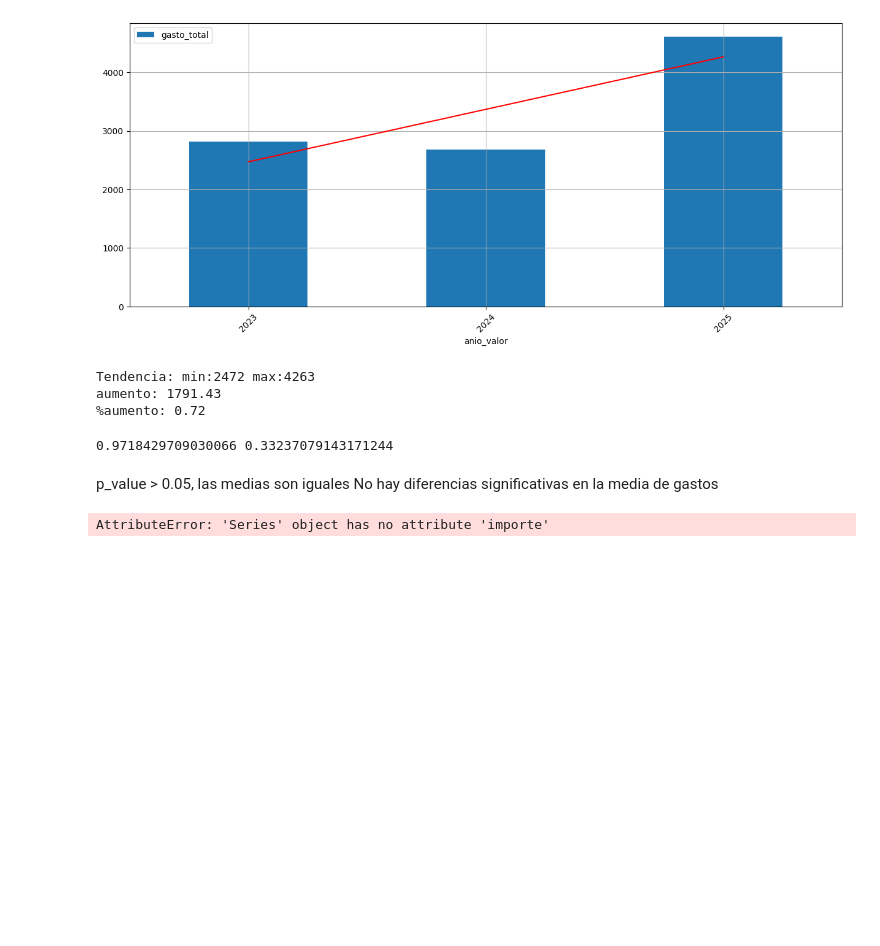
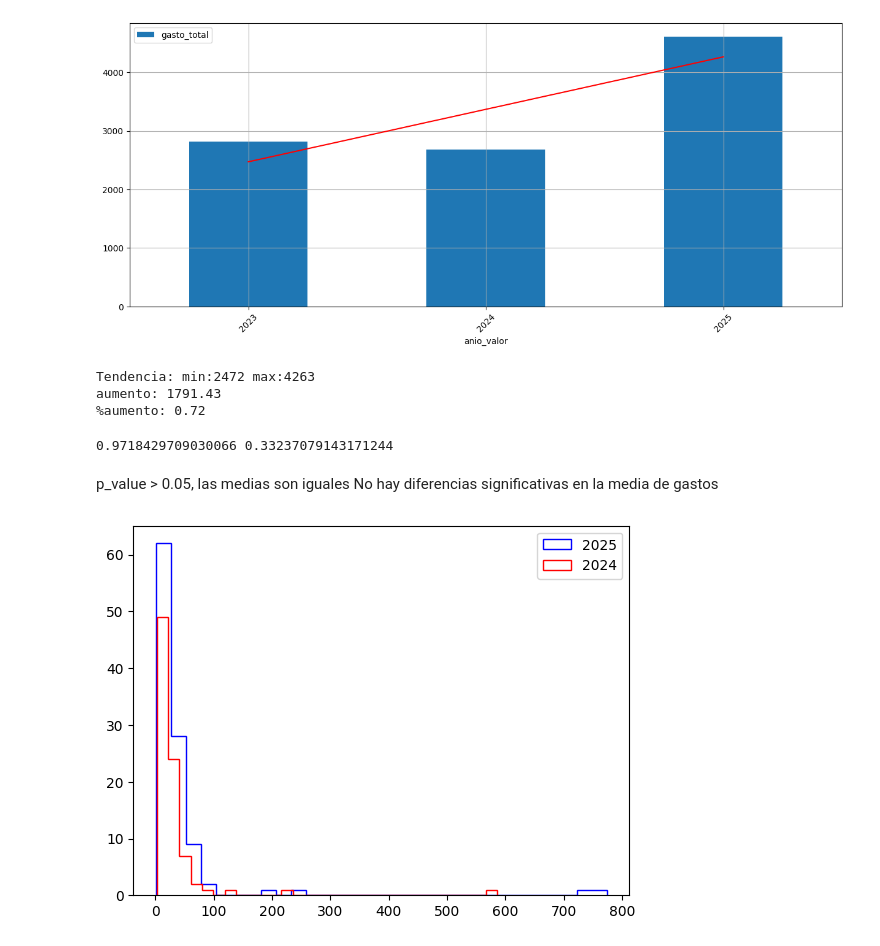
Before and after one commit to cperezh/DataEng_Patterns, a Jupyter notebook: notebooks/Analysis.ipynb, the cells around one changed output. Saved outputs shown, nothing was run; the diff lists cells and outputs as text; code cells hidden in the pictures; blank space fills up the shorter version.

```diff
--- a/notebooks/Analysis.ipynb
+++ b/notebooks/Analysis.ipynb
@@ -276,9 +276,9 @@ print(t_stat, p_value)
 # %% [markdown]
 p_value > 0.05, las medias son iguales No hay diferencias significativas en la media de gastos
 # %%
-plt.hist(df_compras25.importe, bins=30, histtype='step', color='blue', linewidth=1, label="2025")
-plt.hist(df_compras24.importe, bins=30, histtype='step', color='red', linewidth=1, label="2024")
+plt.hist(df_compras25, bins=30, histtype='step', color='blue', linewidth=1, label="2025")
+plt.hist(df_compras24, bins=30, histtype='step', color='red', linewidth=1, label="2024")
 plt.legend()
 plt.show()
 # %% [output]
-AttributeError: 'Series' object has no attribute 'importe'
+[figure, added]
```
Also changed, not shown: 2 other files.
